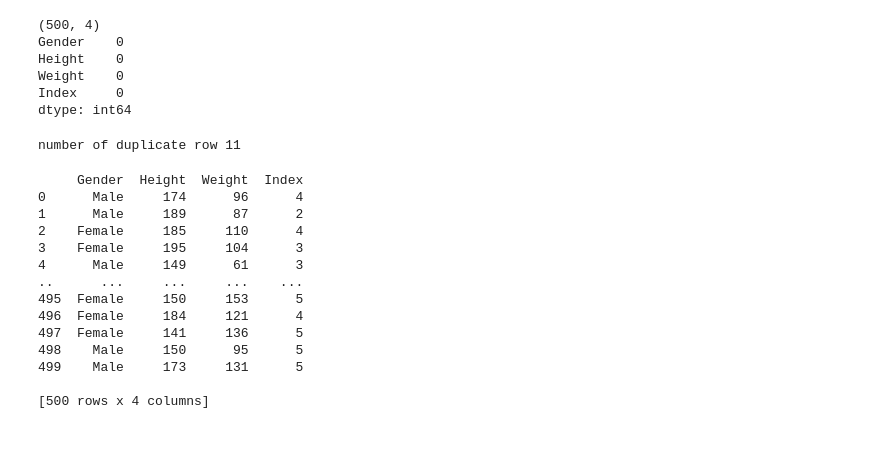
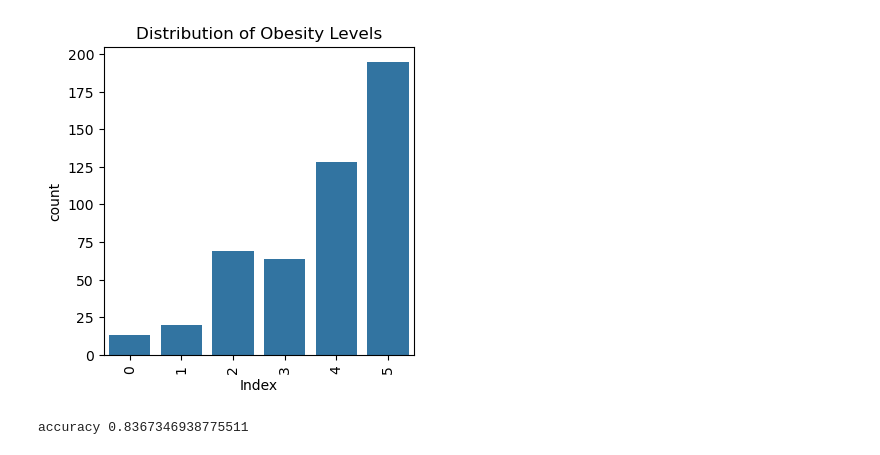
Before and after one commit to dagimgetaw/machine-learning-practice, a Jupyter notebook: Project/BMI Prediction/main.ipynb, the cells around one changed output. Drawn from its saved outputs; the diff is of its cells as text; code cells hidden in the pictures.

Commit message:
bmi prediction in jupyter notebook

```diff
--- a/Project/BMI Prediction/main.ipynb
+++ b/Project/BMI Prediction/main.ipynb
@@ -3,33 +0,0 @@ import pandas as pd
-# %%
-bmi_df = pd.read_csv("bmi.csv")
-print(bmi_df.shape)
-print(bmi_df.isnull().sum())
-# %% [output]
-(500, 4)
-Gender    0
-Height    0
-Weight    0
-Index     0
-dtype: int64
-# %%
-duplicate = bmi_df.duplicated().sum()
-print(f"number of duplicate row {duplicate}")
-# %% [output]
-number of duplicate row 11
-# %%
-print(bmi_df)
-# %% [output]
-     Gender  Height  Weight  Index
-0      Male     174      96      4
-1      Male     189      87      2
-2    Female     185     110      4
-3    Female     195     104      3
-4      Male     149      61      3
-..      ...     ...     ...    ...
-495  Female     150     153      5
-496  Female     184     121      4
-497  Female     141     136      5
-498    Male     150      95      5
-499    Male     173     131      5
-
-[500 rows x 4 columns]
@@ -35,0 +9,13 @@ print(bmi_df)
+# %%
+# read the dataset and check if it duplicate row
+bmi_dataset = pd.read_csv("bmi.csv")
+bmi_dataset.drop_duplicates(inplace=True)
+# %%
+# create graph for the label
+plt.figure(figsize=(4, 4))
+sns.countplot(x='Index', data=bmi_dataset)
+plt.title('Distribution of Obesity Levels')
+plt.xticks(rotation=90)
+plt.show()
+# %% [output]
+[figure, added]
@@ -35,0 +40,6 @@ print(bmi_df)
+# %%
+# test the model accuracy
+accuracy = accuracy_score(y_test, prediction)
+print(f"accuracy {accuracy}")
+# %% [output]
+accuracy 0.8367346938775511
```
Also changed, not shown: parts of 7 cells of this notebook.
